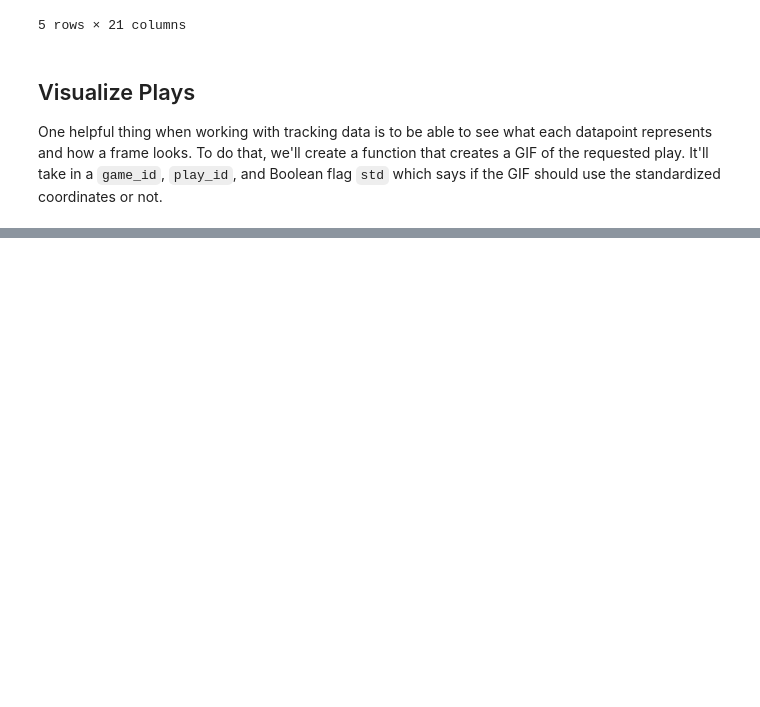
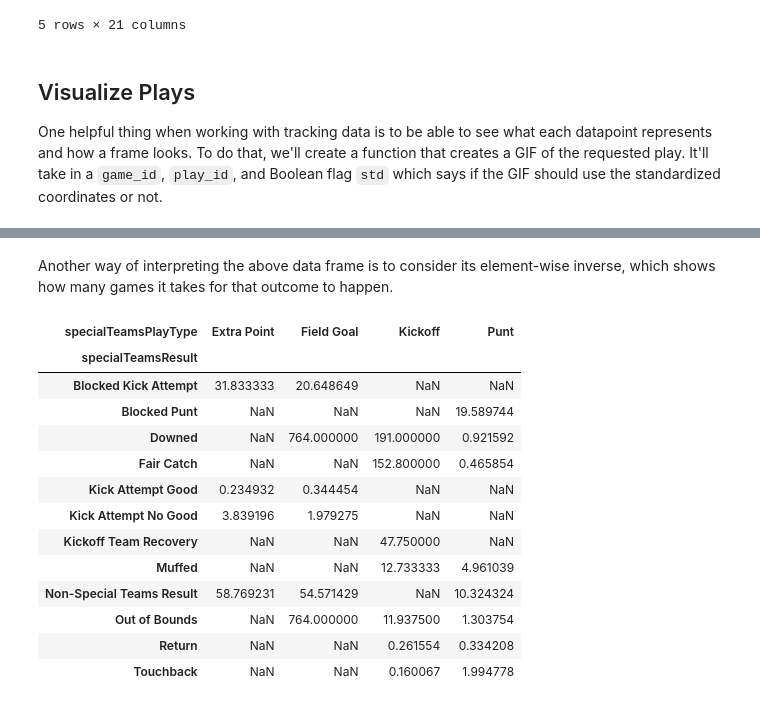
Before and after one commit to icowen/big-data-bowl-2022, a Jupyter notebook: eda.ipynb, the cells around one changed output, grey strips where cells are left out. Cells and saved outputs as stored; diff of their text form; code cells hidden in the pictures; blank space fills up the shorter version.

```diff
--- a/eda.ipynb
+++ b/eda.ipynb
@@ -211,0 +358,19 @@ animate_play(2018090600, 658)
+# %% [markdown]
+Another way of interpreting the above data frame is to consider its element-wise inverse, which shows how many games it takes for that outcome to happen.
+# %%
+play_results.pow(-1)
+# %% [output]
+| specialTeamsPlayType | Extra Point | Field Goal | Kickoff | Punt |
+| specialTeamsResult |  |  |  |  |
+| Blocked Kick Attempt | 31.833333 | 20.648649 | NaN | NaN |
+| Blocked Punt | NaN | NaN | NaN | 19.589744 |
+| Downed | NaN | 764.000000 | 191.000000 | 0.921592 |
+| Fair Catch | NaN | NaN | 152.800000 | 0.465854 |
+| Kick Attempt Good | 0.234932 | 0.344454 | NaN | NaN |
+| Kick Attempt No Good | 3.839196 | 1.979275 | NaN | NaN |
+| Kickoff Team Recovery | NaN | NaN | 47.750000 | NaN |
+| Muffed | NaN | NaN | 12.733333 | 4.961039 |
+| Non-Special Teams Result | 58.769231 | 54.571429 | NaN | 10.324324 |
+| Out of Bounds | NaN | 764.000000 | 11.937500 | 1.303754 |
+| Return | NaN | NaN | 0.261554 | 0.334208 |
+| Touchback | NaN | NaN | 0.160067 | 1.994778 |
```
Also changed, not shown: parts of 18 cells of this notebook, 1 other file.
